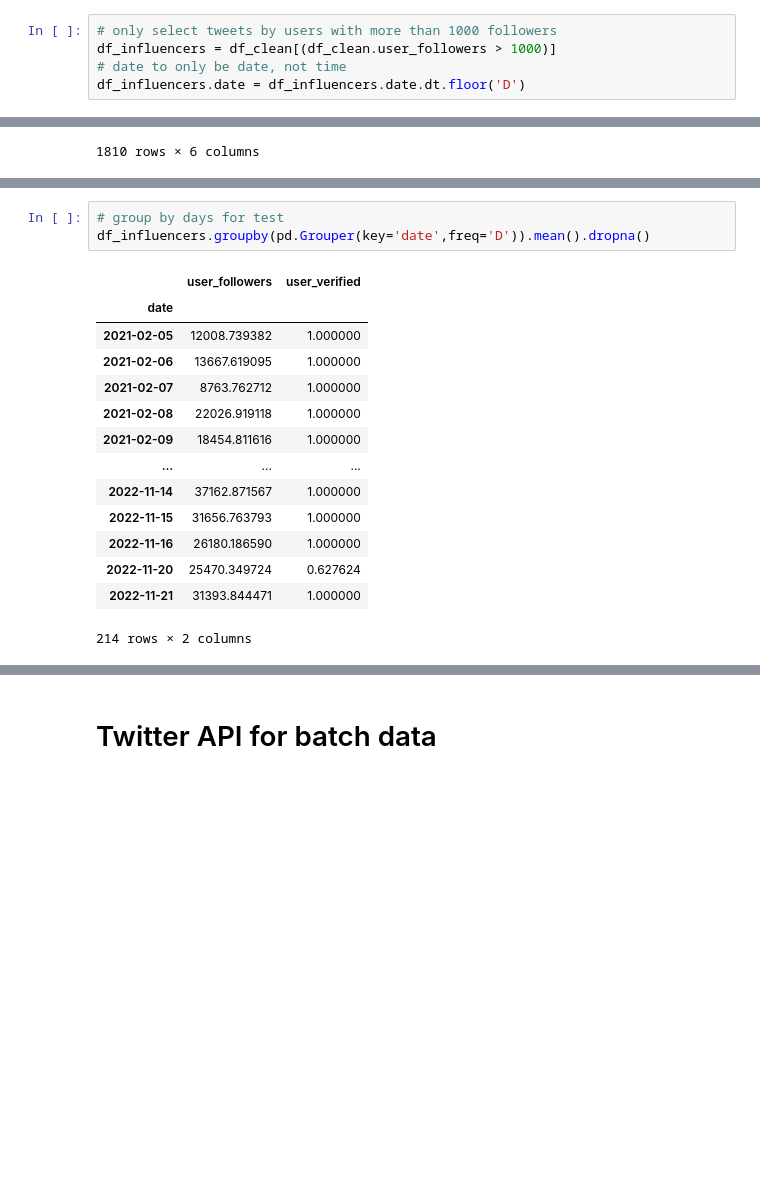
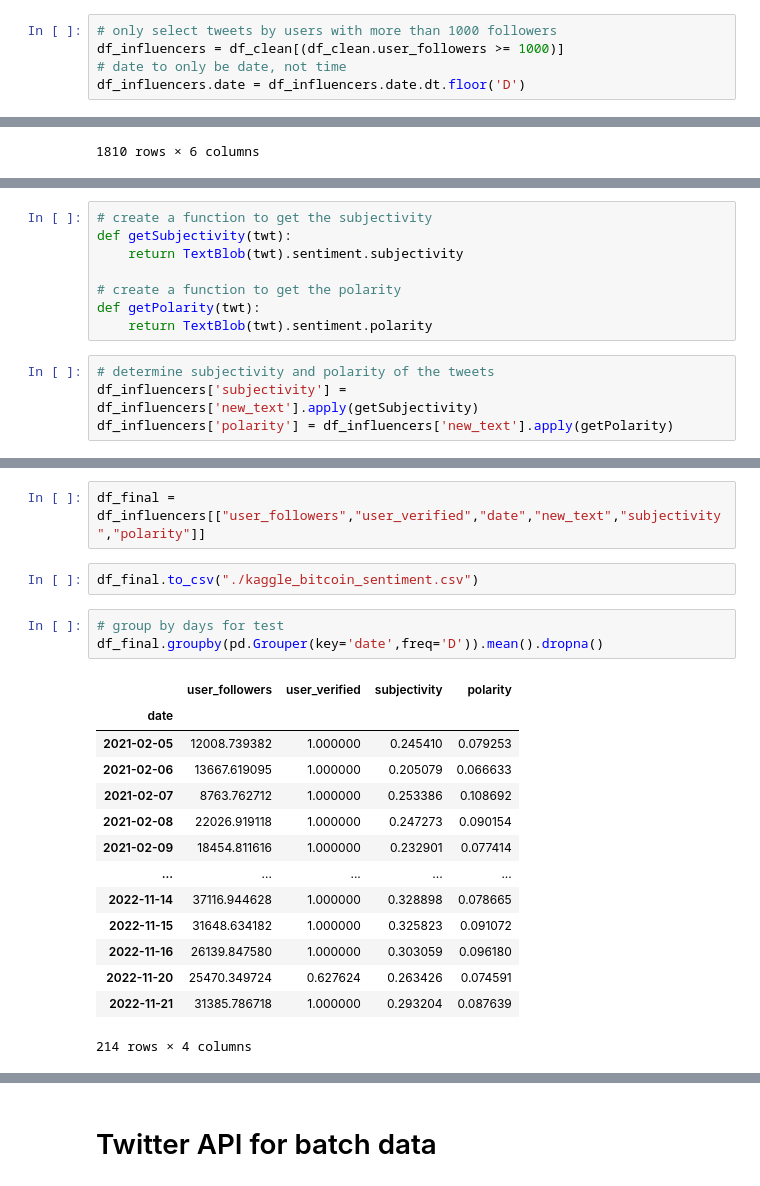
Before and after one commit to daniel-rdt/twitter_bitcoin_sentiment_ml, a Jupyter notebook: testing/tweets_preprocess.ipynb, the cells around one changed output, grey strips where cells are left out. Drawn from its saved outputs; the diff is of its cells as text; blank space fills up the shorter version.

Commit message:
added sentiment preprocessing

```diff
--- a/testing/tweets_preprocess.ipynb
+++ b/testing/tweets_preprocess.ipynb
@@ -78,5 +170,5 @@ for tag in Tags:
 # %%
 # only select tweets by users with more than 1000 followers
-df_influencers = df_clean[(df_clean.user_followers > 1000)]
+df_influencers = df_clean[(df_clean.user_followers >= 1000)]
 # date to only be date, not time
 df_influencers.date = df_influencers.date.dt.floor('D')
@@ -102,0 +224,12 @@ df_influencers.date = df_influencers.date.dt.floor('D')
+# %%
+# create a function to get the subjectivity
+def getSubjectivity(twt):
+    return TextBlob(twt).sentiment.subjectivity
+
+# create a function to get the polarity
+def getPolarity(twt):
+    return TextBlob(twt).sentiment.polarity
+# %%
+# determine subjectivity and polarity of the tweets
+df_influencers['subjectivity'] = df_influencers['new_text'].apply(getSubjectivity)
+df_influencers['polarity'] = df_influencers['new_text'].apply(getPolarity)
@@ -103,18 +263,22 @@ df_influencers.date = df_influencers.date.dt.floor('D')
+# %%
+df_final = df_influencers[["user_followers","user_verified","date","new_text","subjectivity","polarity"]]
+# %%
+df_final.to_csv("./kaggle_bitcoin_sentiment.csv")
 # %%
 # group by days for test
-df_influencers.groupby(pd.Grouper(key='date',freq='D')).mean().dropna()
+df_final.groupby(pd.Grouper(key='date',freq='D')).mean().dropna()
 # %% [output]
-|  | user_followers | user_verified |
-| date |  |  |
-| 2021-02-05 | 12008.739382 | 1.000000 |
-| 2021-02-06 | 13667.619095 | 1.000000 |
-| 2021-02-07 | 8763.762712 | 1.000000 |
-| 2021-02-08 | 22026.919118 | 1.000000 |
-| 2021-02-09 | 18454.811616 | 1.000000 |
-| ... | ... | ... |
-| 2022-11-14 | 37162.871567 | 1.000000 |
-| 2022-11-15 | 31656.763793 | 1.000000 |
-| 2022-11-16 | 26180.186590 | 1.000000 |
-| 2022-11-20 | 25470.349724 | 0.627624 |
-| 2022-11-21 | 31393.844471 | 1.000000 |
+|  | user_followers | user_verified | subjectivity | polarity |
+| date |  |  |  |  |
+| 2021-02-05 | 12008.739382 | 1.000000 | 0.245410 | 0.079253 |
+| 2021-02-06 | 13667.619095 | 1.000000 | 0.205079 | 0.066633 |
+| 2021-02-07 | 8763.762712 | 1.000000 | 0.253386 | 0.108692 |
+| 2021-02-08 | 22026.919118 | 1.000000 | 0.247273 | 0.090154 |
+| 2021-02-09 | 18454.811616 | 1.000000 | 0.232901 | 0.077414 |
+| ... | ... | ... | ... | ... |
+| 2022-11-14 | 37116.944628 | 1.000000 | 0.328898 | 0.078665 |
+| 2022-11-15 | 31648.634182 | 1.000000 | 0.325823 | 0.091072 |
+| 2022-11-16 | 26139.847580 | 1.000000 | 0.303059 | 0.096180 |
+| 2022-11-20 | 25470.349724 | 0.627624 | 0.263426 | 0.074591 |
+| 2022-11-21 | 31385.786718 | 1.000000 | 0.293204 | 0.087639 |
-214 rows × 2 columns
+214 rows × 4 columns
```
Also changed, not shown: parts of 19 cells of this notebook.
